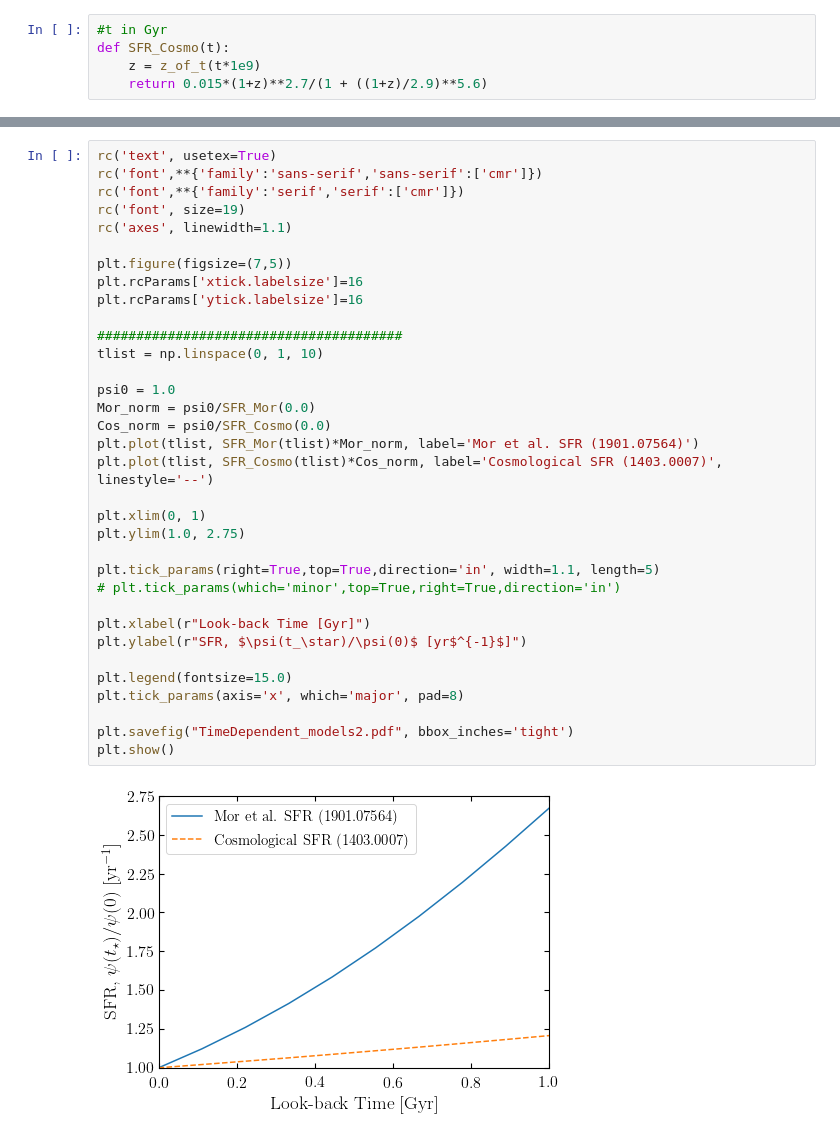
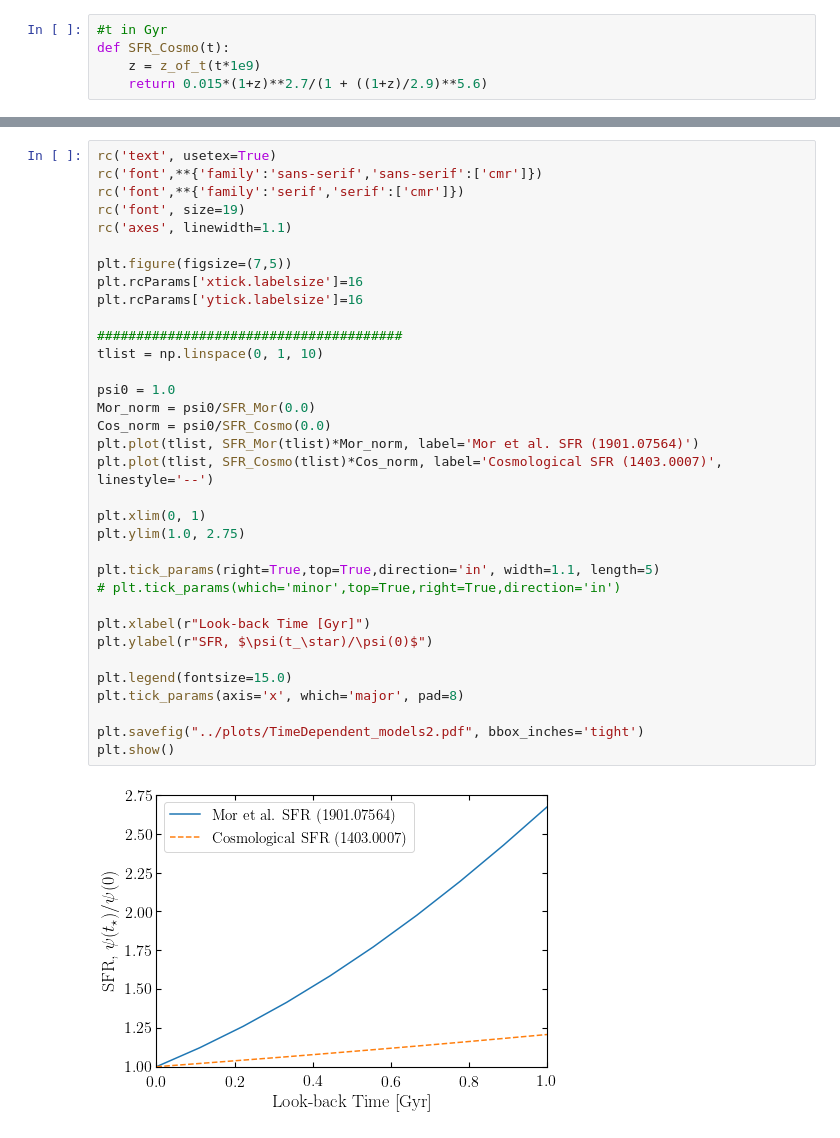
Before and after one commit to tedwards2412/SN-paleology, a Jupyter notebook: Notebooks/R_time_constraint.ipynb, the cells around one changed output, grey strips where cells are left out. Cells and saved outputs as stored; diff of their text form.

```diff
--- a/Notebooks/R_time_constraint.ipynb
+++ b/Notebooks/R_time_constraint.ipynb
@@ -946,33 +939,33 @@ rc('font',**{'family':'sans-serif','sans-serif':['cmr']})
 rc('font',**{'family':'serif','serif':['cmr']})
 rc('font', size=19)
 rc('axes', linewidth=1.1)
 
 plt.figure(figsize=(7,5))
 plt.rcParams['xtick.labelsize']=16
 plt.rcParams['ytick.labelsize']=16
 
 #######################################
 tlist = np.linspace(0, 1, 10)
 
 psi0 = 1.0
 Mor_norm = psi0/SFR_Mor(0.0)
 Cos_norm = psi0/SFR_Cosmo(0.0)
 plt.plot(tlist, SFR_Mor(tlist)*Mor_norm, label='Mor et al. SFR (1901.07564)')
 plt.plot(tlist, SFR_Cosmo(tlist)*Cos_norm, label='Cosmological SFR (1403.0007)', linestyle='--')
 
 plt.xlim(0, 1)
 plt.ylim(1.0, 2.75)
 
 plt.tick_params(right=True,top=True,direction='in', width=1.1, length=5)
 # plt.tick_params(which='minor',top=True,right=True,direction='in')
 
 plt.xlabel(r"Look-back Time [Gyr]")
-plt.ylabel(r"SFR, $\psi(t_\star)/\psi(0)$ [yr$^{-1}$]")
+plt.ylabel(r"SFR, $\psi(t_\star)/\psi(0)$")
 
 plt.legend(fontsize=15.0)
 plt.tick_params(axis='x', which='major', pad=8)
 
-plt.savefig("TimeDependent_models2.pdf", bbox_inches='tight')
+plt.savefig("../plots/TimeDependent_models2.pdf", bbox_inches='tight')
 plt.show()
 # %% [output]
-[figure, old version]
+[figure, new version]
```
Also changed, not shown: parts of 6 cells of this notebook, 5 other files.
